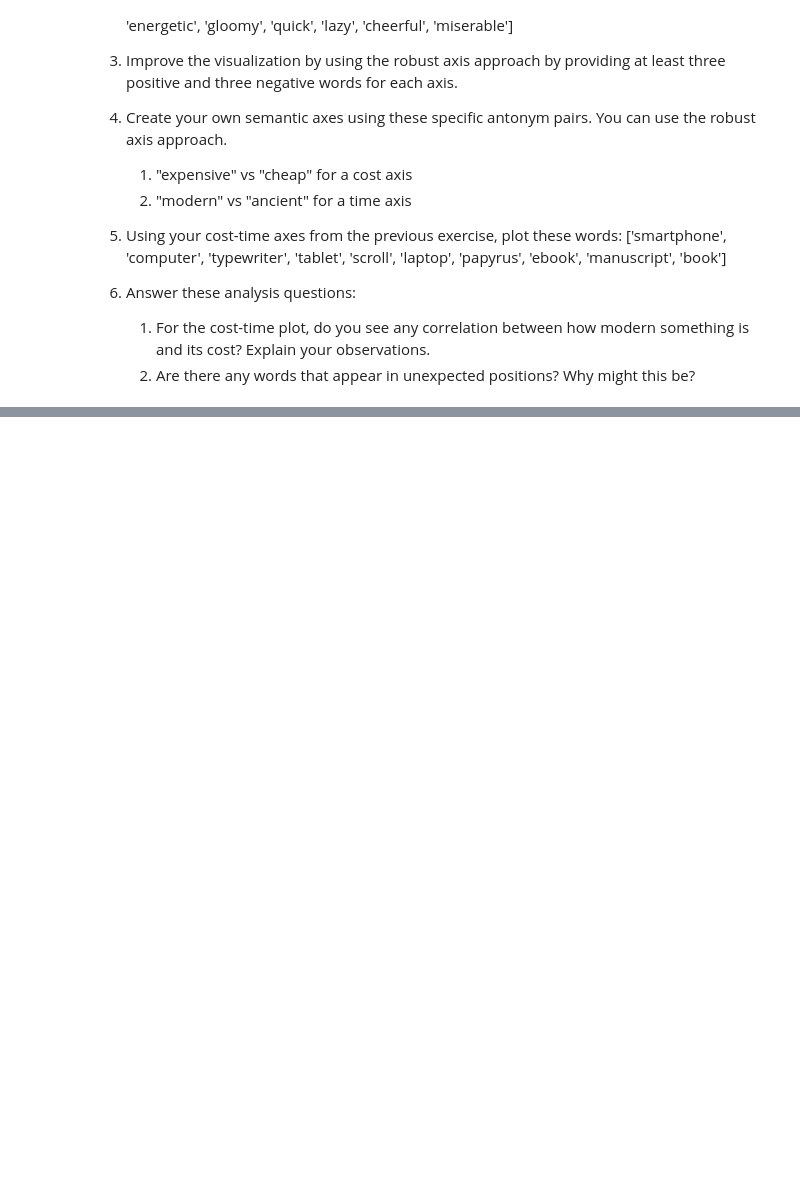
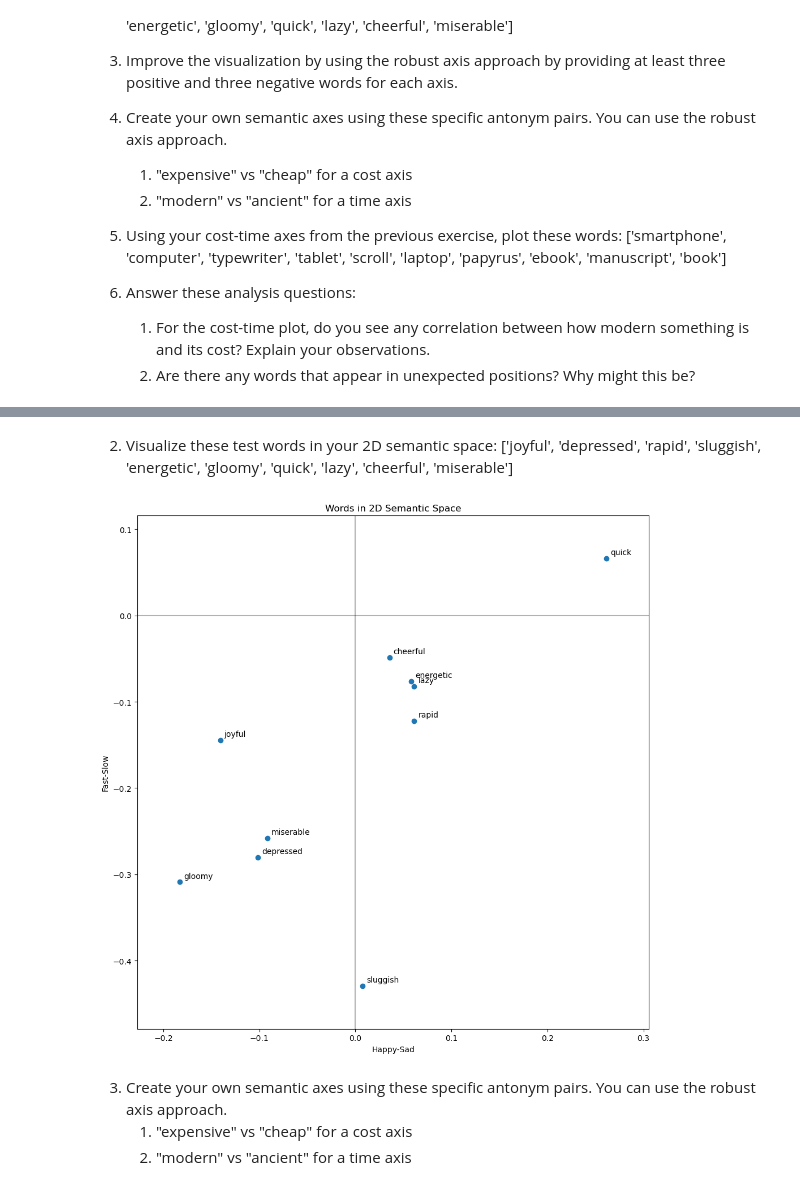
Before and after one commit to skojaku/applied-soft-comp, a Jupyter notebook: notebooks/semaxis.ipynb, the cells around one changed output, grey strips where cells are left out. Cells and saved outputs as stored; diff of their text form; code cells hidden in the pictures; blank space fills up the shorter version.

```diff
--- a/notebooks/semaxis.ipynb
+++ b/notebooks/semaxis.ipynb
@@ -186,0 +193,18 @@ plot_words_2d(test_words, sentiment_axis, strength_axis, model,
+# %%
+happy_sad_axis = create_semantic_axis('happy', 'sad', model)
+fast_slow_axis = create_semantic_axis('fast', 'slow', model)
+# %% [markdown]
+2. Visualize these test words in your 2D semantic space:
+   ['joyful', 'depressed', 'rapid', 'sluggish', 'energetic',
+    'gloomy', 'quick', 'lazy', 'cheerful', 'miserable']
+# %%
+plot_words_2d(['joyful', 'depressed', 'rapid', 'sluggish', 'energetic',
+                'gloomy', 'quick', 'lazy', 'cheerful', 'miserable'],
+                happy_sad_axis, fast_slow_axis, model,
+                "Happy-Sad", "Fast-Slow")
+# %% [output]
+[figure, added]
+# %% [markdown]
+3. Create your own semantic axes using these specific antonym pairs. You can use the robust axis approach.
+   1. "expensive" vs "cheap" for a cost axis
+   2. "modern" vs "ancient" for a time axis
```
Also changed, not shown: parts of 5 cells of this notebook.
